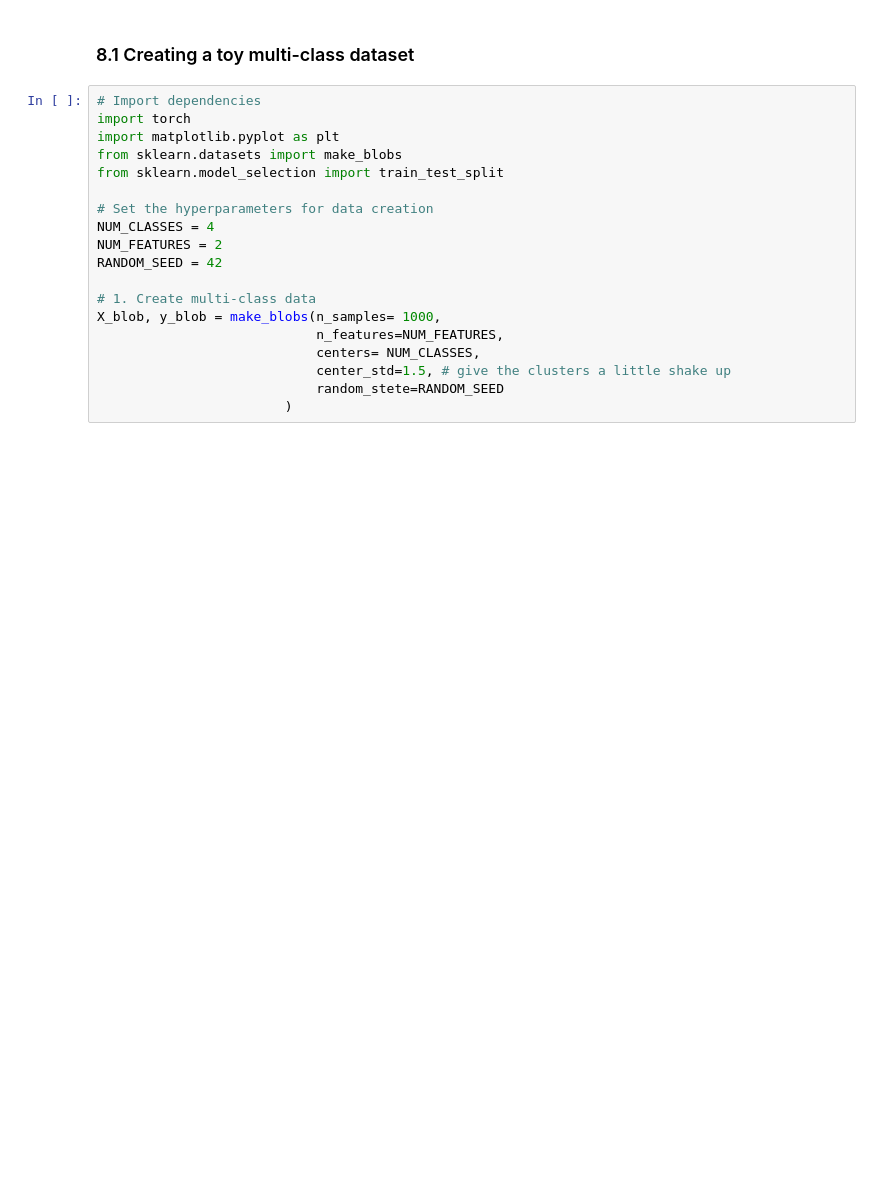
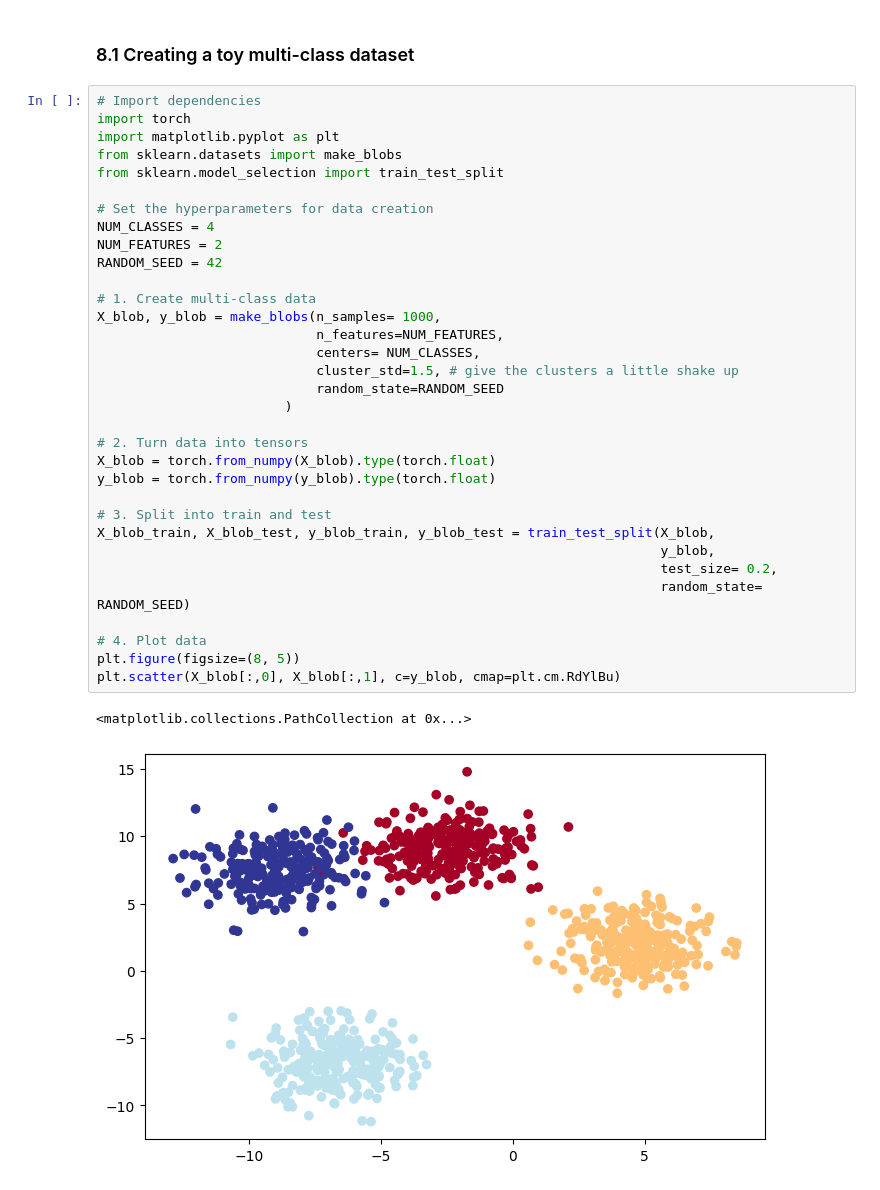
Before and after one commit to barzansaeedpour/PyTorch-for-DeepLearning, a Jupyter notebook: 02_PyTorch_Classification.ipynb, the cells around one changed output. Cells and saved outputs as stored; diff of their text form; blank space fills up the shorter version.

```diff
--- a/02_PyTorch_Classification.ipynb
+++ b/02_PyTorch_Classification.ipynb
@@ -980,19 +980,36 @@ plot_decision_boundary(model_4, X_test, y_test)
 # %%
 # Import dependencies
 import torch
 import matplotlib.pyplot as plt
 from sklearn.datasets import make_blobs
 from sklearn.model_selection import train_test_split
 
 # Set the hyperparameters for data creation
 NUM_CLASSES = 4
 NUM_FEATURES = 2
 RANDOM_SEED = 42
 
 # 1. Create multi-class data
 X_blob, y_blob = make_blobs(n_samples= 1000,
                             n_features=NUM_FEATURES,
                             centers= NUM_CLASSES,
-                            center_std=1.5, # give the clusters a little shake up
-                            random_stete=RANDOM_SEED
+                            cluster_std=1.5, # give the clusters a little shake up
+                            random_state=RANDOM_SEED
                         )
+
+# 2. Turn data into tensors
+X_blob = torch.from_numpy(X_blob).type(torch.float)
+y_blob = torch.from_numpy(y_blob).type(torch.float)
+
+# 3. Split into train and test
+X_blob_train, X_blob_test, y_blob_train, y_blob_test = train_test_split(X_blob,
+                                                                        y_blob,
+                                                                        test_size= 0.2,
+                                                                        random_state= RANDOM_SEED)
+
+# 4. Plot data
+plt.figure(figsize=(8, 5))
+plt.scatter(X_blob[:,0], X_blob[:,1], c=y_blob, cmap=plt.cm.RdYlBu)
+# %% [output]
+<matplotlib.collections.PathCollection at 0x...>
+[figure, added]
```
